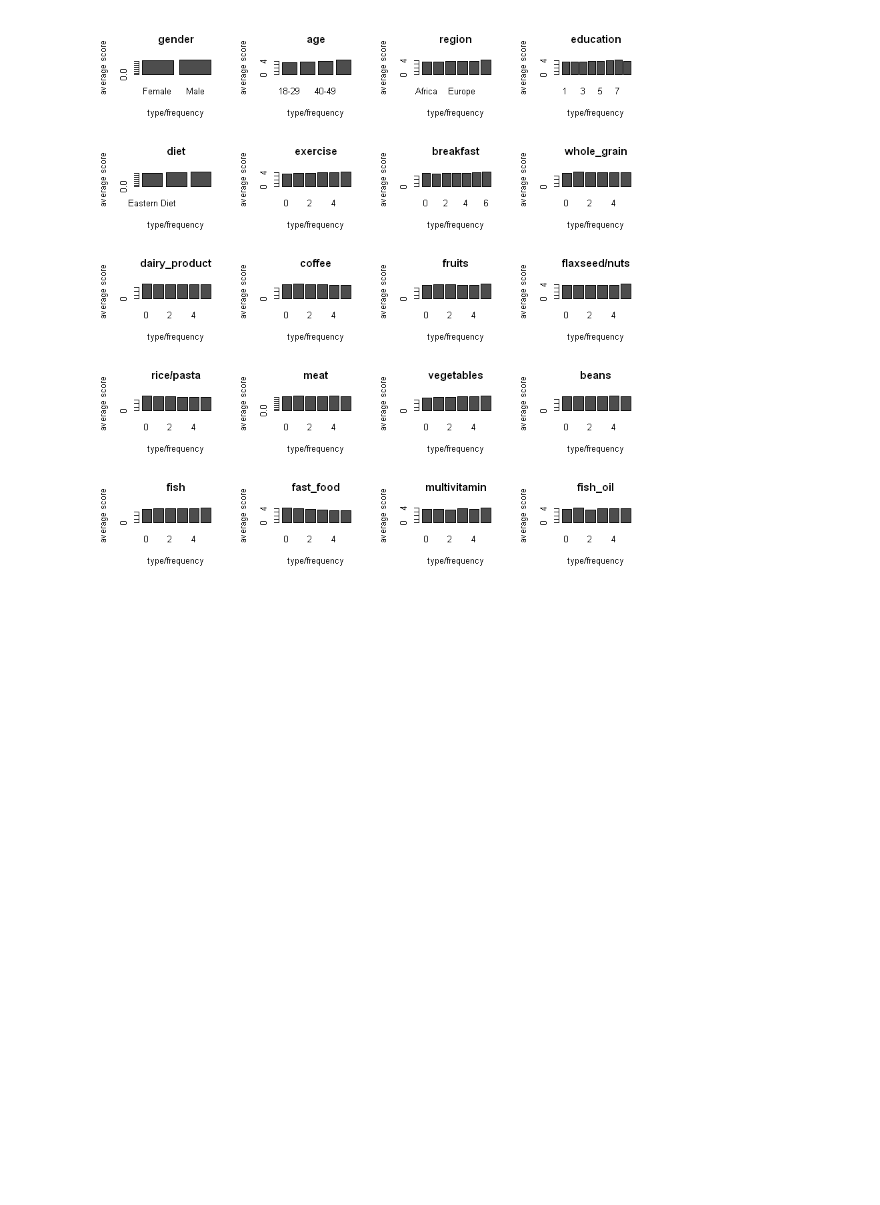
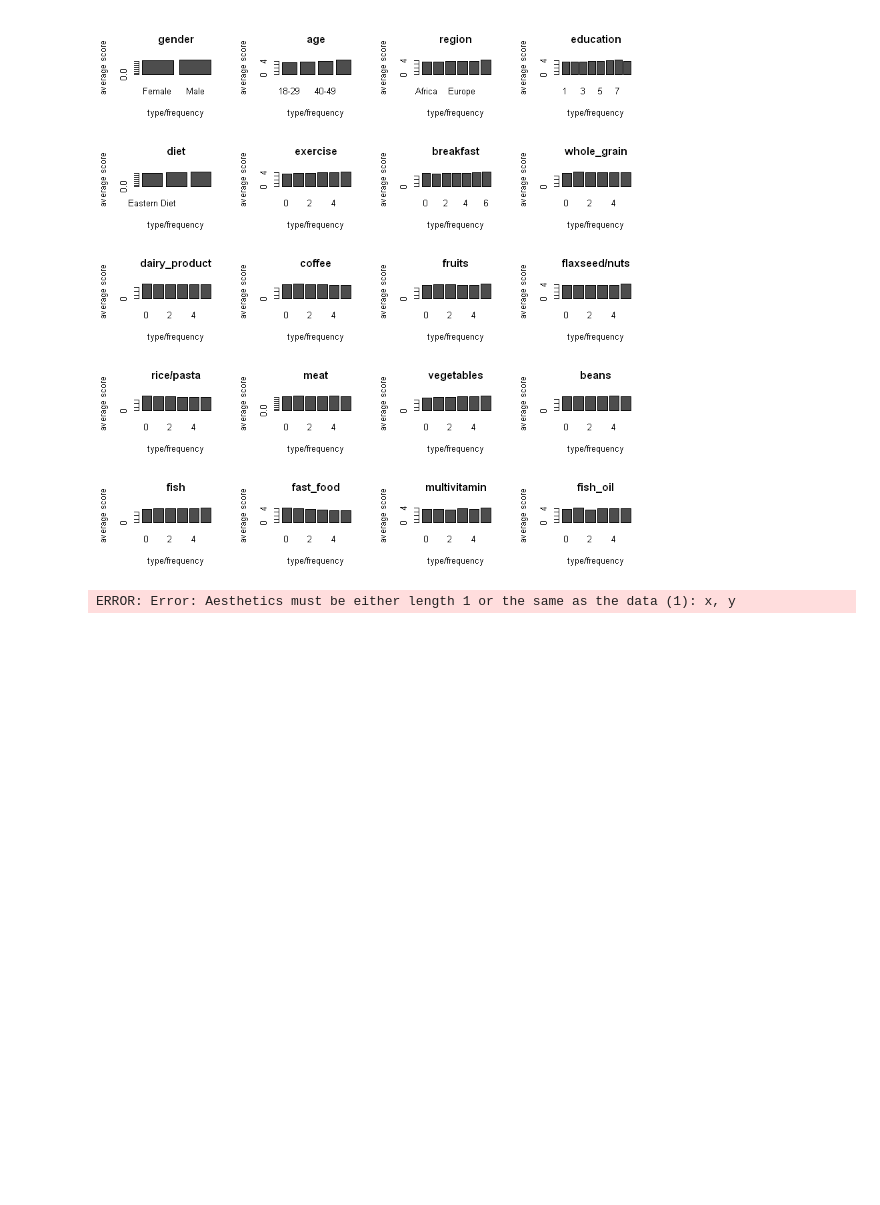
Before and after one commit to LimboRift/Diet, a Jupyter notebook: Diet.ipynb, the cells around one changed output. Saved outputs shown, nothing was run; the diff lists cells and outputs as text; code cells hidden in the pictures; blank space fills up the shorter version.

```diff
--- a/Diet.ipynb
+++ b/Diet.ipynb
@@ -664,3 +668,18 @@ for (i in 1:dim(x)[2]) {
 par(mfrow=c(1,1))
 # %% [output]
 [figure]
+# %%
+p = list()
+for (i in 1:dim(x)[2]) {
+  what=matrix(0,1,length(unique(x[,i])))
+  colnames(what)=sort(unique(x[,i]))
+  for (j in 1:length(unique(x[,i]))) {
+    what[1,j]=mean(y[x[,i]==sort(unique(x[,i]))[j]])
+  }
+    gp = ggplot(data = data, aes(x = x[,i], y = y))+geom_jitter(width = .3)+ggtitle(as.character(colnames(x)[i]))+xlab('type/frequency')
+    gp = gp + geom_line(data = as.data.frame(what), aes(x = unique(x[,i]), y = what))
+    print(gp)
+}
+# %% [output]
+ERROR: Error: Aesthetics must be either length 1 or the same as the data (1): x, y
+[figure, added]
```
Also changed, not shown: parts of 2 cells of this notebook, 1 other file.
